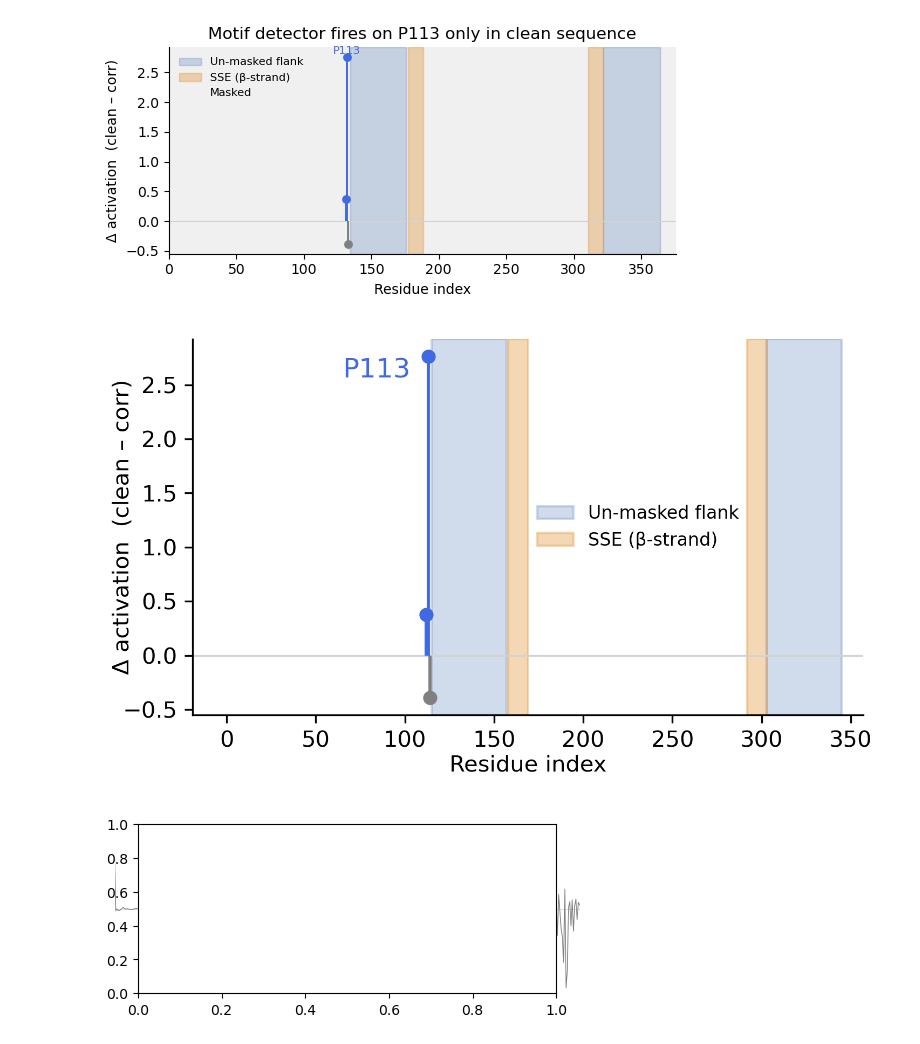
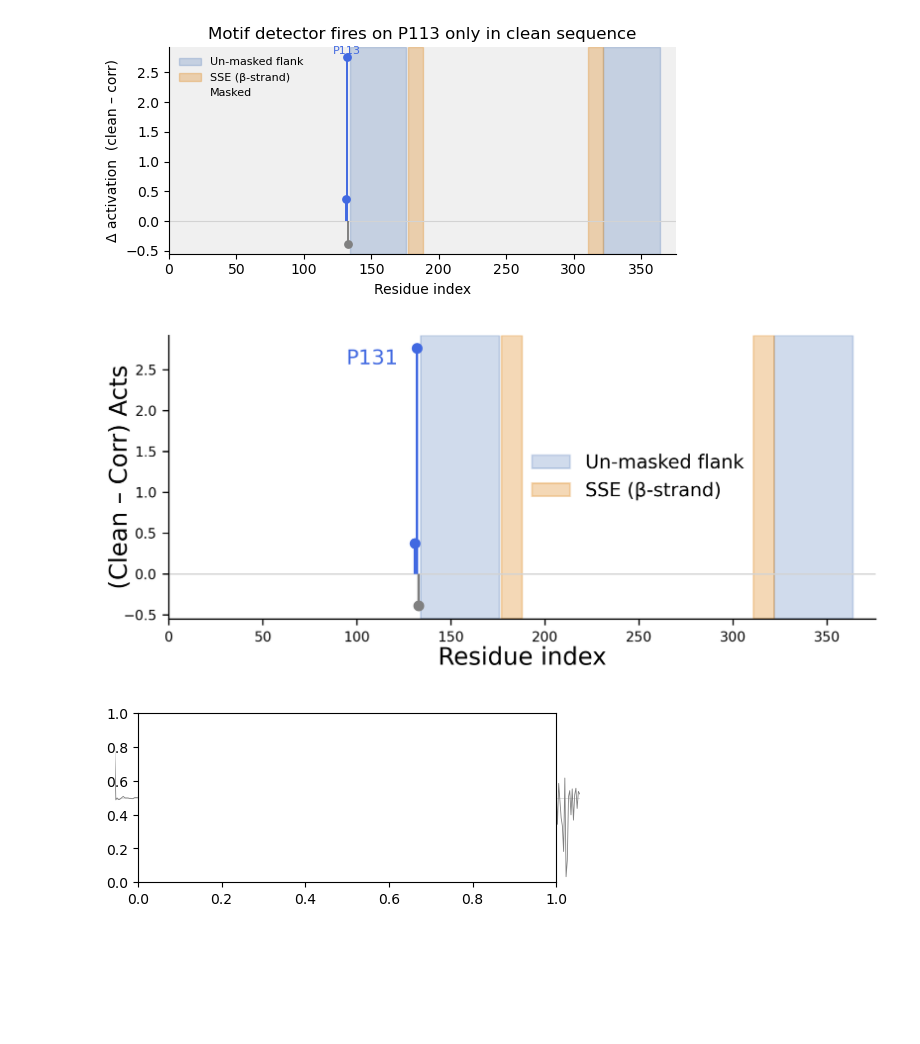
Before and after one commit to NainaniJatinZ/plm_circuits, a Jupyter notebook: notebooks/fig2_diagrams.ipynb, the cells around one changed output. Cells and saved outputs as stored; diff of their text form; code cells hidden in the pictures; blank space fills up the shorter version.

```diff
--- a/notebooks/fig2_diagrams.ipynb
+++ b/notebooks/fig2_diagrams.ipynb
@@ -400,0 +438,6 @@ plt.show()
+# %%
+import pandas as pd
+
+
+domain_data = pd.read_csv("reconcile_out_main_gpu/results_reconcile.csv")
+domain_data.head()
@@ -400,0 +495,3 @@ plt.show()
+# %%
+domain_id2name = {'IPR029058':'AB hydrolase fold', 'IPR036188':'	FAD/NAD', 'IPR009014':'Transketolase', 'IPR024072':'DHFR', 'IPR029063':'	SAM MTases', 'IPR016181':'NAT',
+ 'IPR013785':'Aldolase', 'IPR036322':'WD40', 'PF00867':'XPG\_I', 'IPR036961':'Kinesin','IPR036890':'HATPase\_C\_sf', 'PF13589':'HATPase\_c\_3'}
@@ -400,0 +530,7 @@ plt.show()
+# %%
+agg = 'topq'
+grp = 'top2'
+sub = domain_data[(domain_data["aggregator"] == agg) & (domain_data["group"] == grp)].sort_values("auc", ascending=False)
+sub[['layer', 'unit', 'domain', 'aggregator', 'n_pos', 'n_neg', 'auc',
+       'ci_lo', 'ci_hi',
+       'rho_len_pos', 'rho_len_neg']].head(30)
@@ -508,14 +784,14 @@ plt.savefig("panel_C_full.pdf")
 # %%
 import matplotlib.patches as mpatches
 
-offset = index_delta            # 19 in your example
+offset = 0 # index_delta            # 19 in your example
 L      = len(seq)               # full sequence length
 
 # helper to shift all spans
 def span(ax, start, end, **kw):
     ax.axvspan(start - offset, end - offset, **kw)
 
-fig, ax = plt.subplots(figsize=(5, 3), dpi=300)
+fig, ax = plt.subplots(figsize=(6.5, 3), dpi=300)
 ax.set_facecolor("white")       # kill any pink tint
 
 # 1️⃣   always-unmasked flanks  (blue)
@@ -525,40 +801,41 @@ for span_idx in (flank_left, flank_right):
              color="#4773b7", alpha=0.25, zorder=0)
 
 # 2️⃣   SSE (β-strands)         (orange)
 for span_idx in (sse1_span, sse2_span):
     span(ax, span_idx.start, span_idx.stop - 1,
          color="#e0912f", alpha=0.35, zorder=0)
 
 # 3️⃣   baseline and lollipops
 ax.hlines(0, -offset, L - 1 - offset, color="lightgray", lw=0.8, zorder=1)
 for xi, yi in zip(x, y):
     xi_shift = xi - offset
     col      = "royalblue" if yi > 0 else "gray"
     ax.vlines(xi_shift, 0, yi, color=col, lw=1.4, zorder=2)
     ax.scatter(xi_shift, yi, color=col, s=28, zorder=3)
 
 # 4️⃣   motif label
 ax.text(motif_pos - offset - 10, delta[motif_pos] - 0.2,
-        "P113", ha="right", fontsize=12, color="royalblue")
+        "P131", ha="right", fontsize=12, color="royalblue")
 
 # 5️⃣   axes & legend
 ax.set_xlim(-offset, L - 1 - offset)
-ax.set_xlabel(f"Residue index", labelpad=1) # (−{offset} shift)")
-ax.set_ylabel("Δ activation  (clean – corr)", labelpad=-5)
+ax.set_xlabel(f"Residue index", labelpad=1, fontsize=14) # (−{offset} shift)")
+ax.set_ylabel("(Clean – Corr) Acts", labelpad=-5, fontsize=14)
 # ax.set_title("Motif detector fires on P113\nonly in clean sequence")
 ax.spines[['right', 'top']].set_visible(False)
+ax.tick_params(axis='both', which='major', labelsize=8)
 
 handles = [
     mpatches.Patch(color="#4773b7", alpha=0.25, label="Un-masked flank"),
     mpatches.Patch(color="#e0912f", alpha=0.35, label="SSE (β-strand)")
 ]
-ax.legend(handles=handles, frameon=False, fontsize=8, bbox_to_anchor=(0.49, 0.5), loc='center left')
+ax.legend(handles=handles, frameon=False, fontsize=11, bbox_to_anchor=(0.49, 0.5), loc='center left')
 
 plt.tight_layout()
-plt.savefig("../results/panel_C_clean.pdf")
-plt.savefig("../results/panel_C_clean.png")
+# plt.savefig("../results/panel_C_clean.pdf")
+# plt.savefig("../results/panel_C_clean.png")
 # %% [output]
-[figure, old version]
+[figure, new version]
 # %%
 from mpl_toolkits.axes_grid1.inset_locator import inset_axes
 
```
Also changed, not shown: parts of 14 cells of this notebook, 7 other files.
